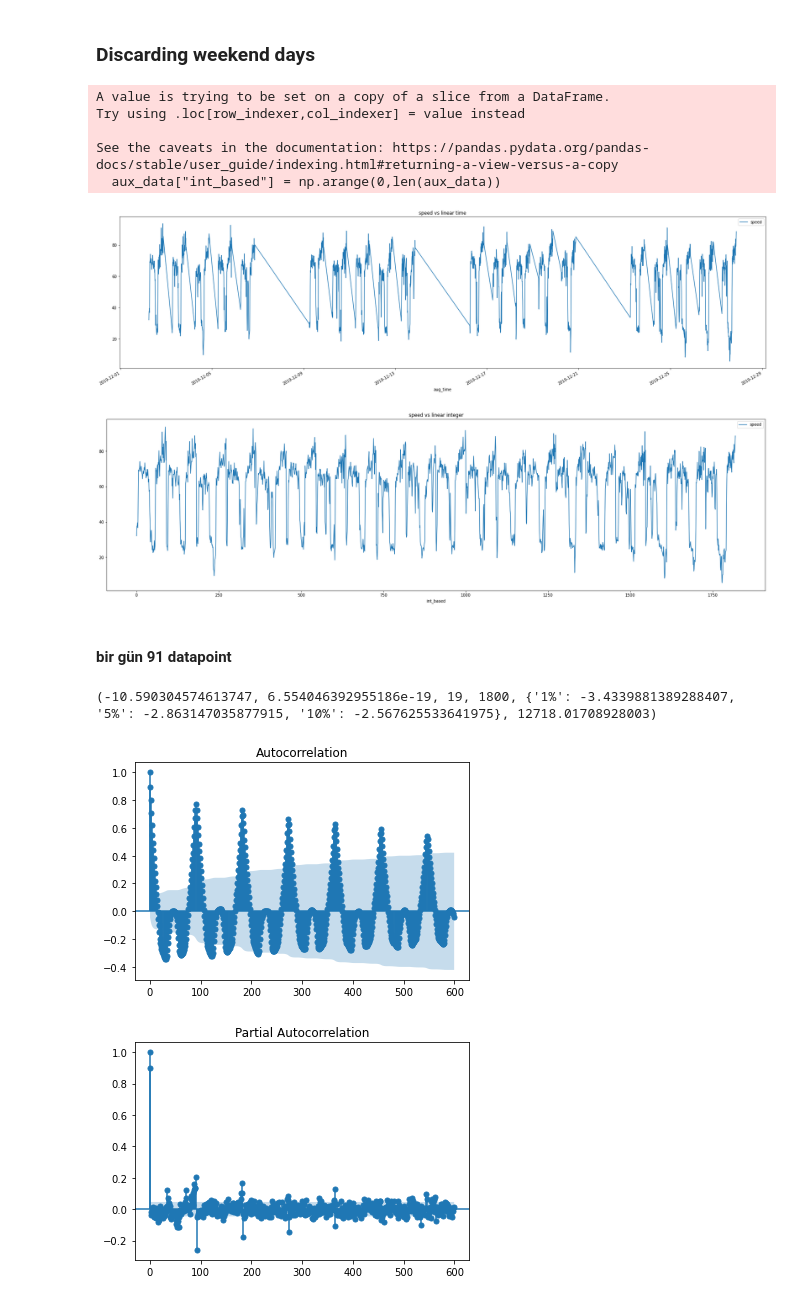
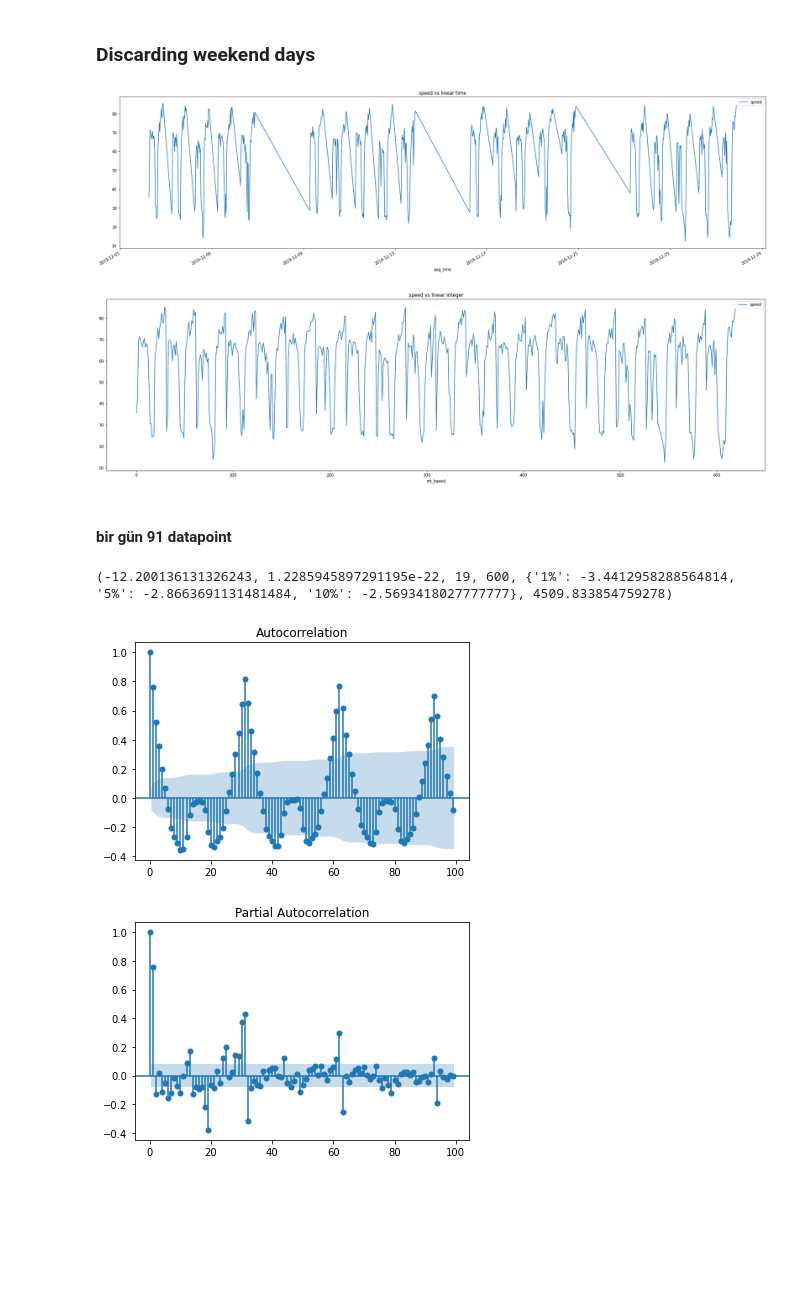
Before and after one commit to kkocamaz/GPS_transport, a Jupyter notebook: python/arima_segment.ipynb, the cells around one changed output. Drawn from its saved outputs; the diff is of its cells as text; code cells hidden in the pictures; blank space fills up the shorter version.

```diff
--- a/python/arima_segment.ipynb
+++ b/python/arima_segment.ipynb
@@ -68,7 +68,7 @@ p value is 1.5868963087076228e-14
 # %% [markdown]
 ### Agregation on time bins & NaNs
 # %%
-time_bin = "10T"
+time_bin = "30T"
 aux_data = aug_data["speed"].resample(time_bin).mean()
 
 print(f" number of NaNs {aux_data.isna().sum().item()}")
@@ -104,31 +104,26 @@ print(sm.tsa.stattools.adfuller(aux_data["speed"]))
 # %%
 aux_data = aux_data.loc[~((aux_data.index.weekday == 6) | (aux_data.index.weekday == 5))]
 
-aux_data.loc[:,"int_based"] = np.arange(0,len(aux_data))
+aux_data["int_based"] = np.arange(0,len(aux_data))
 
 aux_data.plot(kind="line", y="speed", figsize=(30,8), title="speed vs linear time");
 aux_data.plot(kind="line",x="int_based", y="speed", figsize=(30,8), title="speed vs linear integer");
 # %% [output]
-A value is trying to be set on a copy of a slice from a DataFrame.
-Try using .loc[row_indexer,col_indexer] = value instead
-
-See the caveats in the documentation: https://pandas.pydata.org/pandas-docs/stable/user_guide/indexing.html#returning-a-view-versus-a-copy
-  aux_data["int_based"] = np.arange(0,len(aux_data))
-[figure, old version]
+[figure, new version]
-[figure, old version]
+[figure, new version]
 # %% [markdown]
 #### bir gün 91 datapoint
 # %%
 print(sm.tsa.stattools.adfuller(aux_data["speed"]))
 # %% [output]
-(-10.590304574613747, 6.554046392955186e-19, 19, 1800, {'1%': -3.4339881389288407, '5%': -2.863147035877915, '10%': -2.567625533641975}, 12718.01708928003)
+(-12.200136131326243, 1.2285945897291195e-22, 19, 600, {'1%': -3.4412958288564814, '5%': -2.8663691131481484, '10%': -2.5693418027777777}, 4509.833854759278)
 # %%
-lags=np.arange(0,600,1)
+lags=np.arange(0,100,1)
 sm.graphics.tsa.plot_acf(aux_data["speed"], lags=lags);
 sm.graphics.tsa.plot_pacf(aux_data["speed"], lags=lags);
 # %% [output]
-[figure, old version]
+[figure, new version]
-[figure, old version]
+[figure, new version]
 # %%
 sm.graphics.tsa.plot_acf(aux_data["speed"].diff().dropna(), lags=lags);
 sm.graphics.tsa.plot_pacf(aux_data["speed"].diff().dropna(), lags=lags);
```
Also changed, not shown: parts of 13 cells of this notebook, 5 other files.
